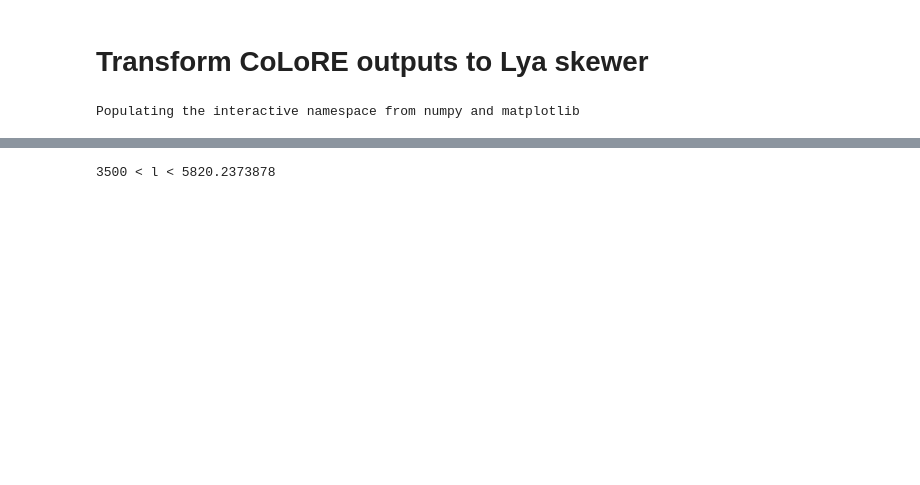
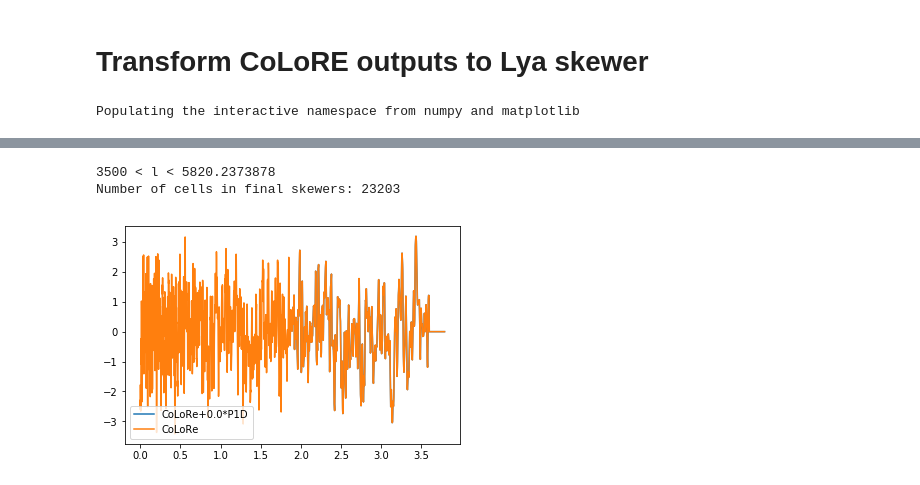
Before and after one commit to igmhub/LyaCoLoRe, a Jupyter notebook: example_scripts/colore_to_flux.ipynb, the cells around one changed output, grey strips where cells are left out. Saved outputs shown, nothing was run; the diff lists cells and outputs as text; code cells hidden in the pictures; blank space fills up the shorter version.

```diff
--- a/example_scripts/colore_to_flux.ipynb
+++ b/example_scripts/colore_to_flux.ipynb
@@ -148,14 +151,25 @@ dl=0.1
 final_wave=np.arange(lmin,lmax,dl)
 final_z=final_wave/lya-1.0
 Nl=len(final_wave)
+print('Number of cells in final skewers:',Nl)
+
+p1d_multiplier = 0.
 final_delta=np.zeros([Nq,Nl])
 for i in range(Nq):
     final_mask = final_wave < lya *(1+z_qso[i])
-    int_colore = np.interp(final_wave[final_mask],z,delta_gauss[i])
+    int_colore = np.interp(final_z[final_mask],z,delta_gauss[i])
     int_p1d = np.interp(final_wave[final_mask],lya*(1+extra_z),extra_delta[i])
-    final_delta[i][final_mask] = int_colore + int_p1d
+    final_delta[i][final_mask] = int_colore + p1d_multiplier*int_p1d
 # %% [output]
 3500 < l < 5820.2373878
+Number of cells in final skewers: 23203
+# %%
+plt.plot(final_z,final_delta[0],label='CoLoRe+{}*P1D'.format(p1d_multiplier))
+plt.plot(z,delta_gauss[0],label='CoLoRe')
+plt.legend()
+plt.show()
+# %% [output]
+[figure, added]
 # %%
 # from delta to flux
 density = mock_maker.get_density(extra_var+sig2,final_z,final_delta)
```
Also changed, not shown: parts of 13 cells of this notebook.
